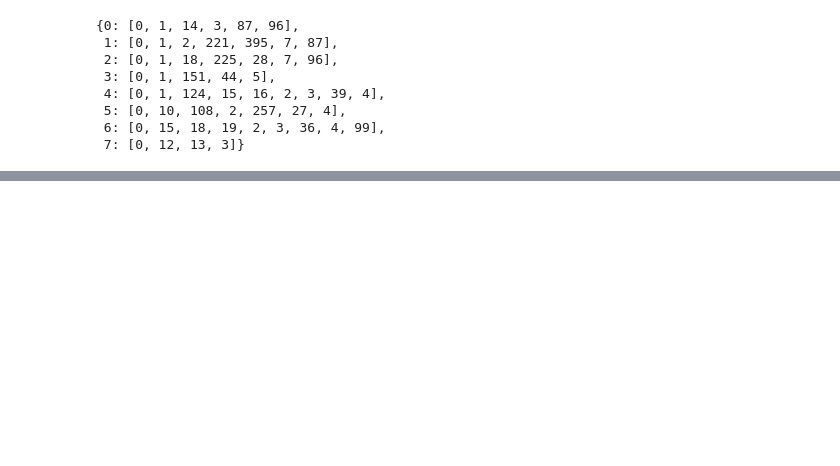
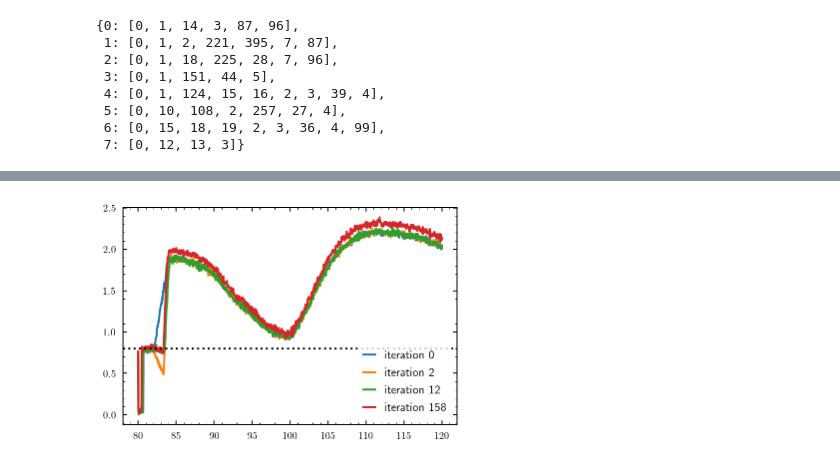
Before and after one commit to bodokaiser/bachelor-thesis, a Jupyter notebook: notebook/evaluation/intensity-optimization.ipynb, the cells around one changed output, grey strips where cells are left out. Drawn from its saved outputs; the diff is of its cells as text; code cells hidden in the pictures; blank space fills up the shorter version.

```diff
--- a/notebook/evaluation/intensity-optimization.ipynb
+++ b/notebook/evaluation/intensity-optimization.ipynb
@@ -205,0 +468,10 @@ plt.show()
+# %%
+plt.plot(B2n0.frequency / 1e6, B2n0.voltage, label='iteration 0')
+plt.plot(B2n3.frequency / 1e6, B2n3.voltage, label='iteration 2')
+plt.plot(B2n12.frequency / 1e6, B2n12.voltage, label='iteration 12')
+plt.plot(B2n158.frequency / 1e6, B2n158.voltage, label='iteration 158')
+plt.axhline(.8, color='black', linestyle='dotted')
+plt.legend()
+plt.show()
+# %% [output]
+[figure, added]
```
Also changed, not shown: parts of 17 cells of this notebook, 6 other files.
